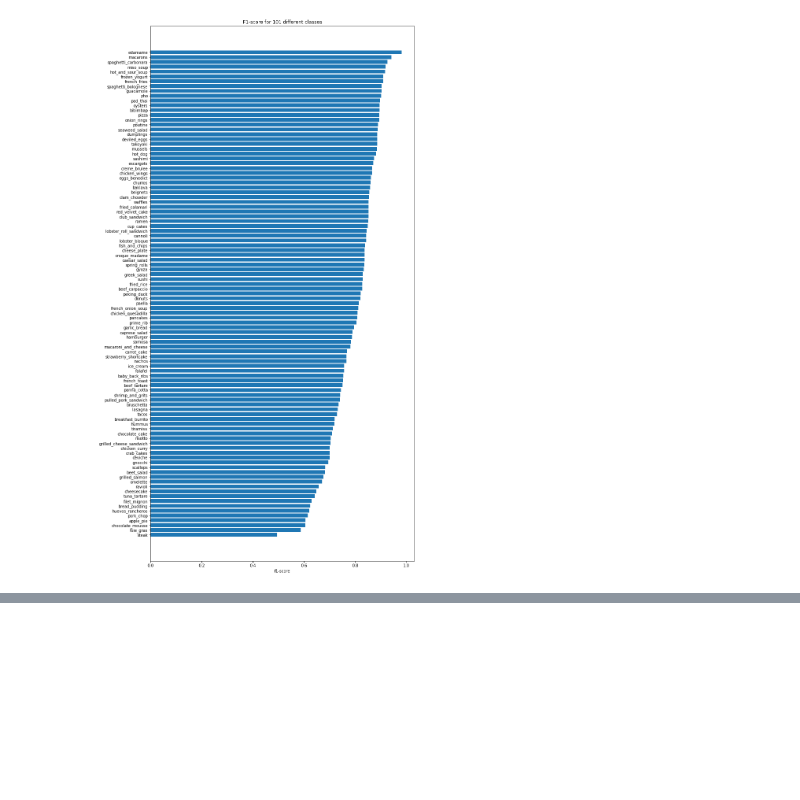
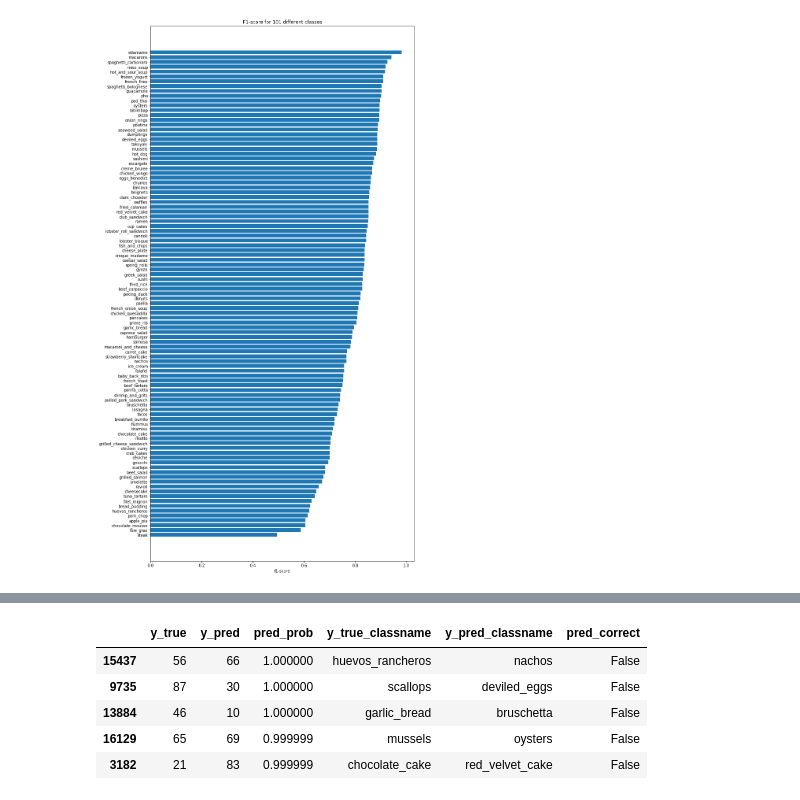
Before and after one commit to SaketMunda/wikifoodia, a Jupyter notebook: food_vision101_with_tensorflow.ipynb, the cells around one changed output, grey strips where cells are left out. Cells and saved outputs as stored; diff of their text form; code cells hidden in the pictures; blank space fills up the shorter version.

```diff
--- a/food_vision101_with_tensorflow.ipynb
+++ b/food_vision101_with_tensorflow.ipynb
@@ -916,0 +1045,11 @@ ax.invert_yaxis();
+# %%
+# 4. Sort the dataframe by pred_prob descending which have pred_correct = False
+top_100_wrong = pred_df[pred_df['pred_correct']==False].sort_values(by='pred_prob', ascending=False)
+top_100_wrong.head()
+# %% [output]
+|  | y_true | y_pred | pred_prob | y_true_classname | y_pred_classname | pred_correct |
+| 15437 | 56 | 66 | 1.000000 | huevos_rancheros | nachos | False |
+| 9735 | 87 | 30 | 1.000000 | scallops | deviled_eggs | False |
+| 13884 | 46 | 10 | 1.000000 | garlic_bread | bruschetta | False |
+| 16129 | 65 | 69 | 0.999999 | mussels | oysters | False |
+| 3182 | 21 | 83 | 0.999999 | chocolate_cake | red_velvet_cake | False |
```
Also changed, not shown: parts of 13 cells of this notebook.
